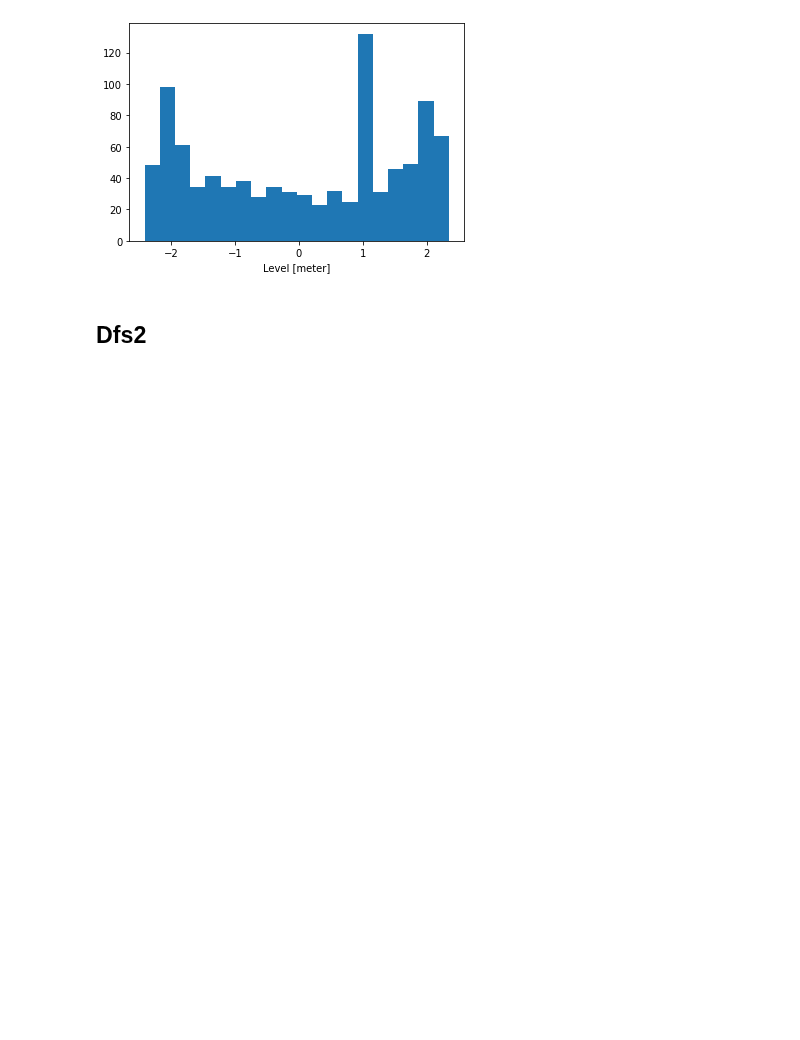
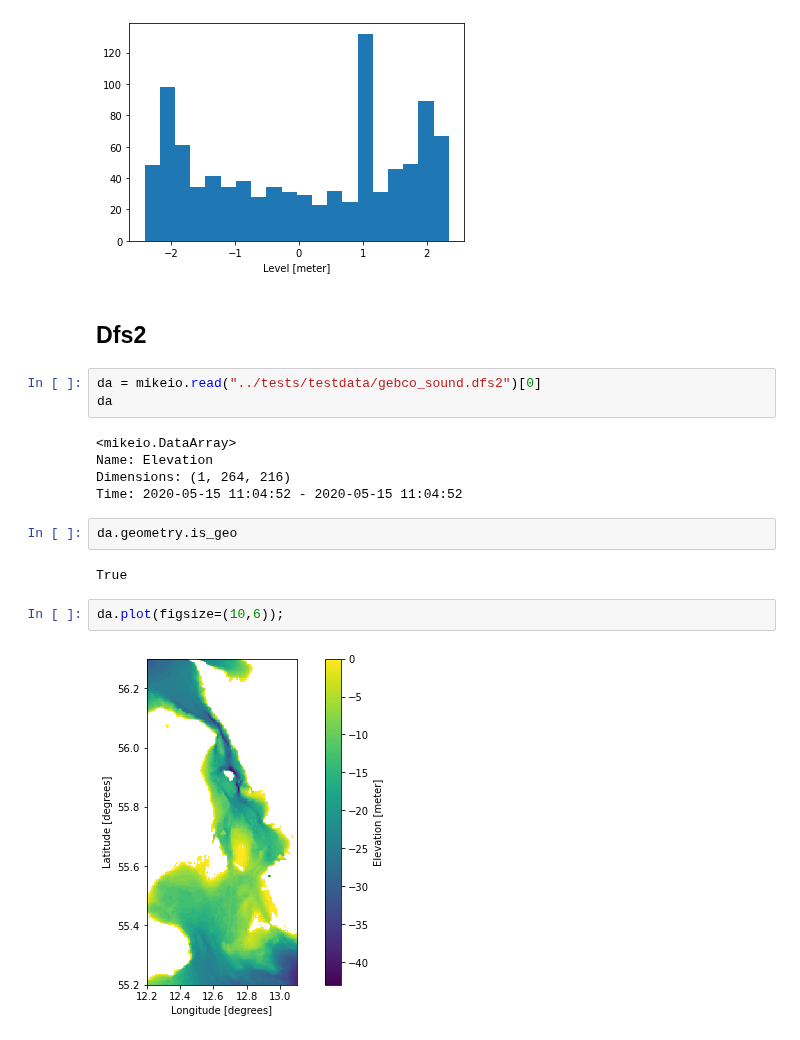
Before and after one commit to DHI/mikeio, a Jupyter notebook: notebooks/DataArray - Dfs123 plotting.ipynb, the cells around one changed output. Drawn from its saved outputs; the diff is of its cells as text; blank space fills up the shorter version.

Commit message:
_DataArrayPlotterGrid2D

```diff
--- a/notebooks/DataArray - Dfs123 plotting.ipynb
+++ b/notebooks/DataArray - Dfs123 plotting.ipynb
@@ -44,3 +44,19 @@ da.plot.hist(bins=20);
 [figure]
 # %% [markdown]
 ## Dfs2
+# %%
+da = mikeio.read("../tests/testdata/gebco_sound.dfs2")[0]
+da
+# %% [output]
+<mikeio.DataArray>
+Name: Elevation
+Dimensions: (1, 264, 216)
+Time: 2020-05-15 11:04:52 - 2020-05-15 11:04:52
+# %%
+da.geometry.is_geo
+# %% [output]
+True
+# %%
+da.plot(figsize=(10,6));
+# %% [output]
+[figure, added]
```
Also changed, not shown: parts of 3 cells of this notebook, 1 other file.
